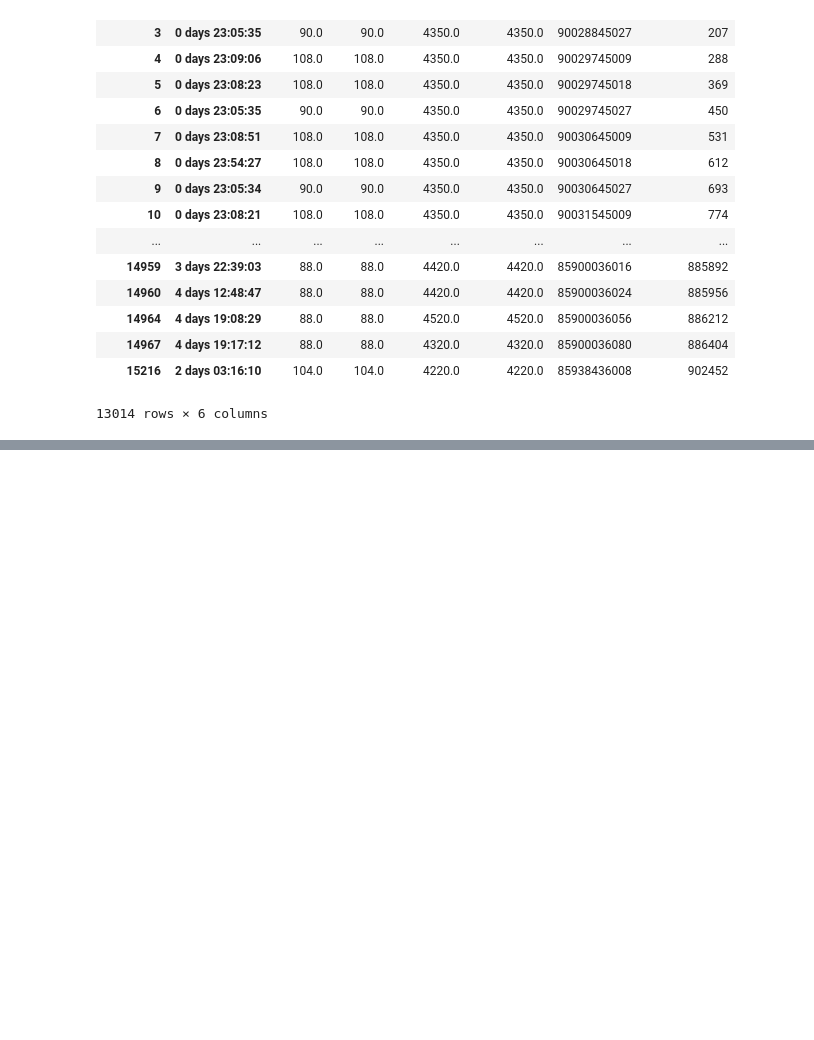
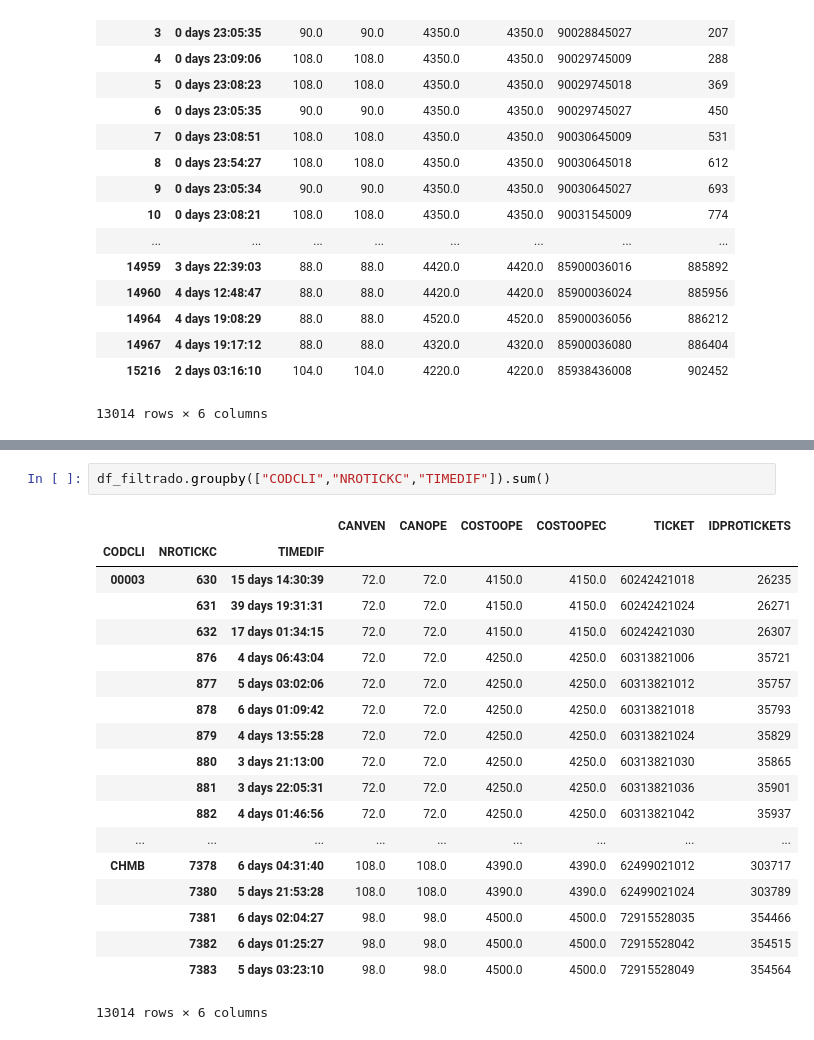
Before and after one commit to ambigus9/alma_canela, a Jupyter notebook: Tareas y Tickets.ipynb, the cells around one changed output, grey strips where cells are left out. Cells and saved outputs as stored; diff of their text form; blank space fills up the shorter version.

```diff
--- a/Tareas y Tickets.ipynb
+++ b/Tareas y Tickets.ipynb
@@ -868,0 +902,22 @@ df_filtrado.groupby(["NROTICKC","TIMEDIF"]).sum()
+# %%
+df_filtrado.groupby(["CODCLI","NROTICKC","TIMEDIF"]).sum()
+# %% [output]
+|  |  |  | CANVEN | CANOPE | COSTOOPE | COSTOOPEC | TICKET | IDPROTICKETS |
+| CODCLI | NROTICKC | TIMEDIF |  |  |  |  |  |  |
+| 00003 | 630 | 15 days 14:30:39 | 72.0 | 72.0 | 4150.0 | 4150.0 | 60242421018 | 26235 |
+|  | 631 | 39 days 19:31:31 | 72.0 | 72.0 | 4150.0 | 4150.0 | 60242421024 | 26271 |
+|  | 632 | 17 days 01:34:15 | 72.0 | 72.0 | 4150.0 | 4150.0 | 60242421030 | 26307 |
+|  | 876 | 4 days 06:43:04 | 72.0 | 72.0 | 4250.0 | 4250.0 | 60313821006 | 35721 |
+|  | 877 | 5 days 03:02:06 | 72.0 | 72.0 | 4250.0 | 4250.0 | 60313821012 | 35757 |
+|  | 878 | 6 days 01:09:42 | 72.0 | 72.0 | 4250.0 | 4250.0 | 60313821018 | 35793 |
+|  | 879 | 4 days 13:55:28 | 72.0 | 72.0 | 4250.0 | 4250.0 | 60313821024 | 35829 |
+|  | 880 | 3 days 21:13:00 | 72.0 | 72.0 | 4250.0 | 4250.0 | 60313821030 | 35865 |
+|  | 881 | 3 days 22:05:31 | 72.0 | 72.0 | 4250.0 | 4250.0 | 60313821036 | 35901 |
+|  | 882 | 4 days 01:46:56 | 72.0 | 72.0 | 4250.0 | 4250.0 | 60313821042 | 35937 |
+| ... | ... | ... | ... | ... | ... | ... | ... | ... |
+| CHMB | 7378 | 6 days 04:31:40 | 108.0 | 108.0 | 4390.0 | 4390.0 | 62499021012 | 303717 |
+|  | 7380 | 5 days 21:53:28 | 108.0 | 108.0 | 4390.0 | 4390.0 | 62499021024 | 303789 |
+|  | 7381 | 6 days 02:04:27 | 98.0 | 98.0 | 4500.0 | 4500.0 | 72915528035 | 354466 |
+|  | 7382 | 6 days 01:25:27 | 98.0 | 98.0 | 4500.0 | 4500.0 | 72915528042 | 354515 |
+|  | 7383 | 5 days 03:23:10 | 98.0 | 98.0 | 4500.0 | 4500.0 | 72915528049 | 354564 |
+13014 rows × 6 columns
```
Also changed, not shown: parts of 7 cells of this notebook, 1 other file.
